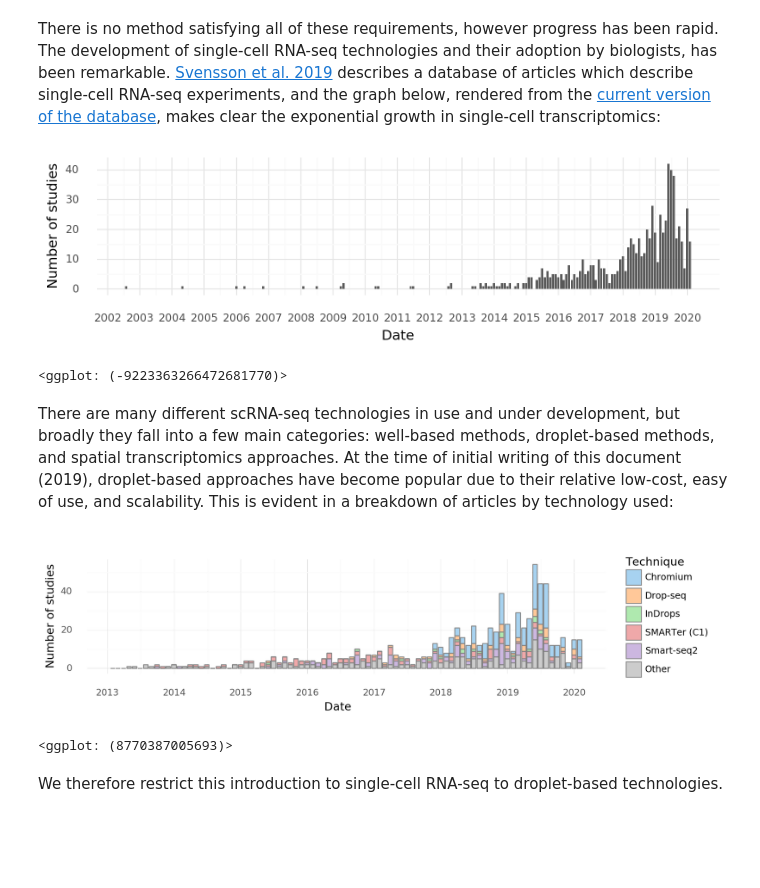
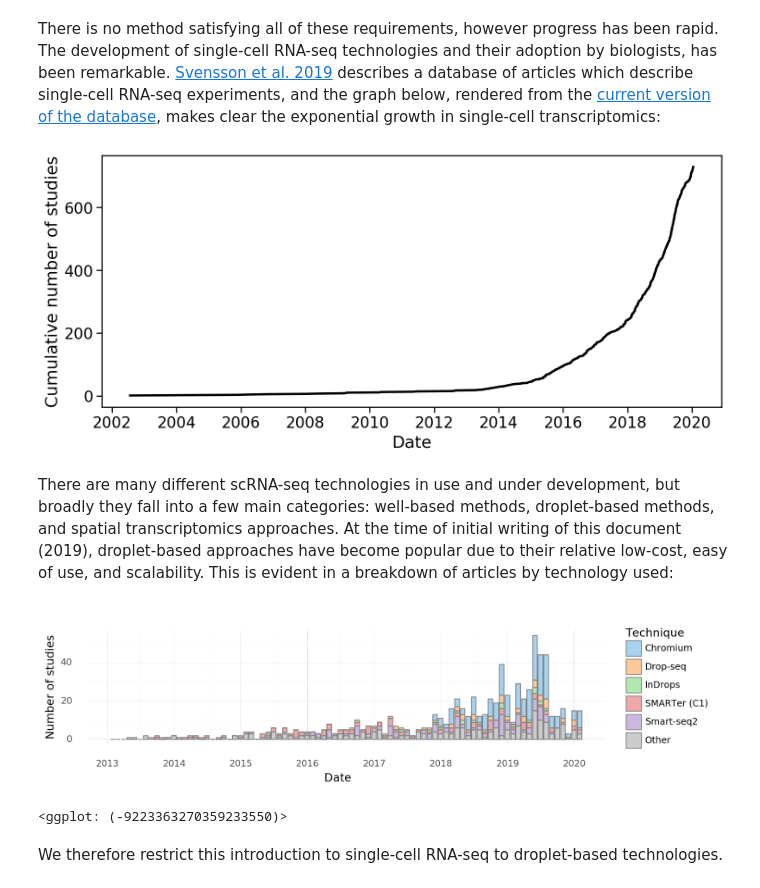
Before and after one commit to pachterlab/kallistobustools, a Jupyter notebook: notebooks/Introduction_single_cell_RNA_seq.ipynb, the cells around one changed output. Saved outputs shown, nothing was run; the diff lists cells and outputs as text; code cells hidden in the pictures; blank space fills up the shorter version.

Commit message:
Updated tool plot; fixed headers + edits

```diff
--- a/notebooks/Introduction_single_cell_RNA_seq.ipynb
+++ b/notebooks/Introduction_single_cell_RNA_seq.ipynb
@@ -65,25 +67,25 @@ There is no method satisfying all of these requirements, however progress has be
 # %%
 #@title Growth of single-cell RNA-seq
 df = pd.read_csv('http://nxn.se/single-cell-studies/data.tsv', sep='\t')
 # converts string to date format, can only be run once!
 df['Date'] = pd.to_datetime(df['Date'], format='%Y%m%d')
 
 # converts string of reported cells total to float, can only be run once!
 df['Reported cells total'] = df['Reported cells total'].str.replace(',', '').map(float)
 
 # plot number of studies over time
-p.options.figure_size = (9, 2)
-fig = (
-    p.ggplot(p.aes(x='Date', y='DOI'), data=df.resample('1M', on='Date').count()[['DOI']].reset_index())
-    + p.geom_bar(stat='identity')
-    + p.theme_minimal(base_family='DejaVu Sans')
-    + p.scale_x_datetime(breaks=date_breaks('1 years'), labels=date_format('%Y'))
-    + p.labs(y='Number of studies')
-)
-print(fig)
+fig, ax = plt.subplots(figsize=(12, 5))
+
+x = papers.Datetime
+y = papers["count"].groupby(papers.Datetime.dt.time).cumsum()
+
+ax.plot(x, y, color="k")
+ax.set_xlabel("Date")
+ax.set_ylabel("Cumulative number of studies")
+
+plt.show()
 # %% [output]
-[figure, old version]
+[figure, new version]
-<ggplot: (-9223363266472681770)>
 # %% [markdown]
 There are many different scRNA-seq technologies in use and under development, but broadly they fall into a few main categories: well-based methods, droplet-based methods, and spatial transcriptomics approaches. At the time of initial writing of this document (2019), droplet-based approaches have become popular due to their relative low-cost, easy of use, and scalability. This is evident in a breakdown of articles by technology used:
 # %%
@@ -180,7 +182,7 @@ fig = (
 fig
 # %% [output]
 [figure]
-<ggplot: (8770387005693)>
+<ggplot: (-9223363270359233550)>
 # %% [markdown]
 We therefore restrict this introduction to single-cell RNA-seq to droplet-based technologies.
 # %% [markdown]
```
Also changed, not shown: parts of 12 cells of this notebook.
